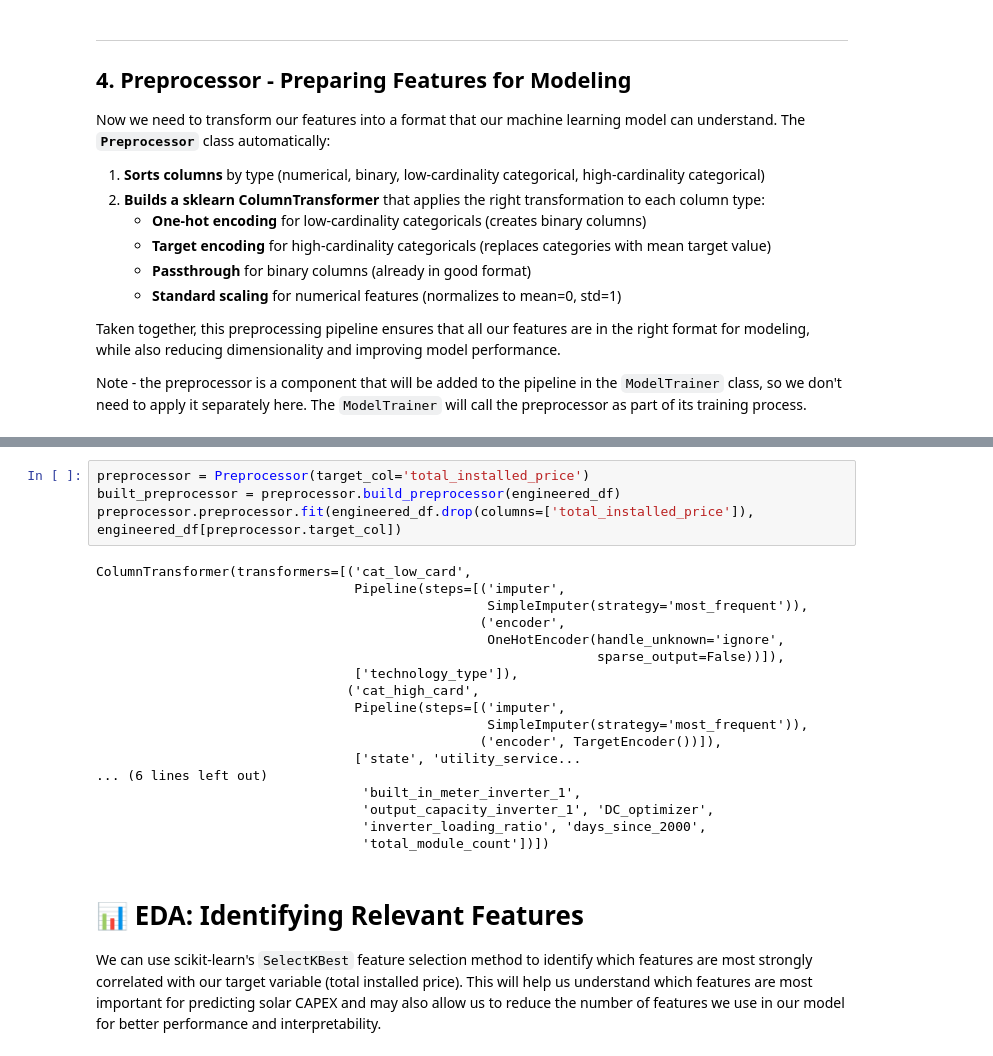
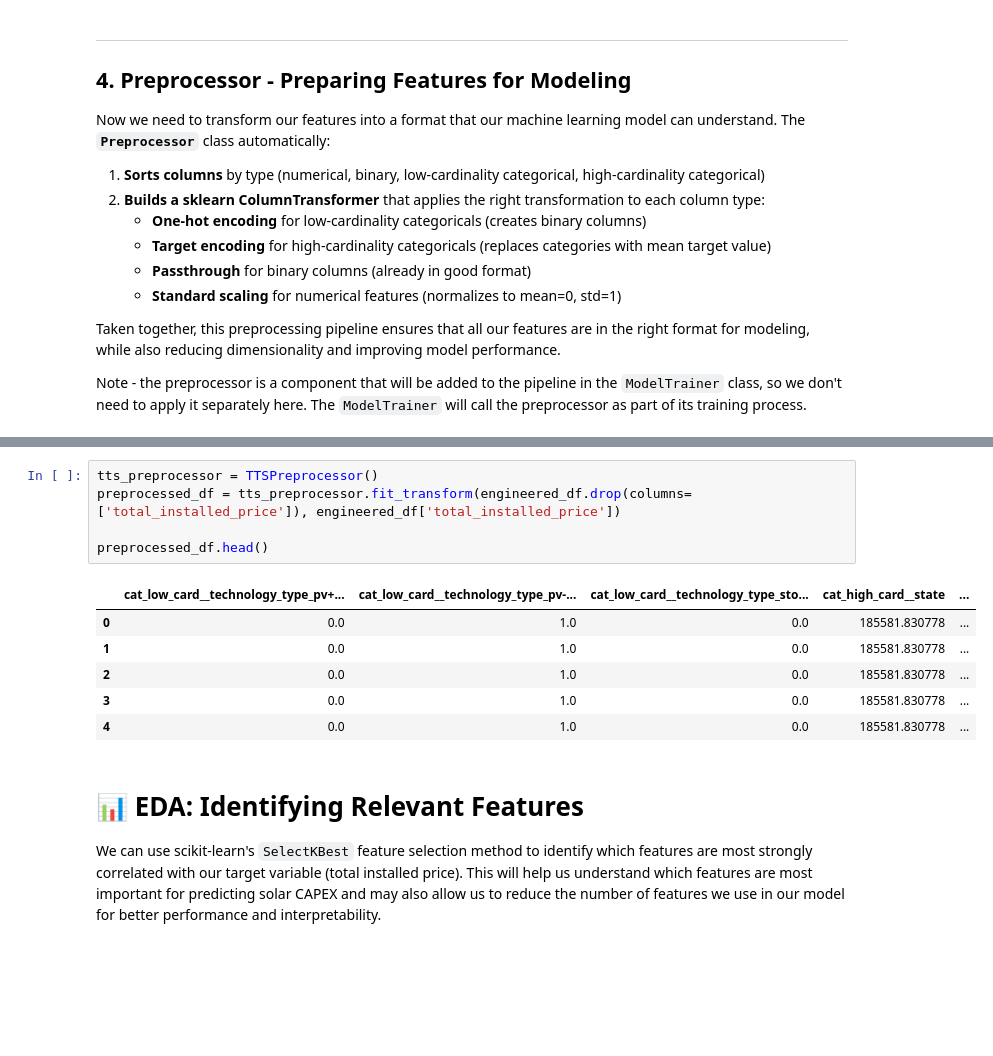
Before and after one commit to cwhitz/solar-capex-estimator, a Jupyter notebook: notebooks/Model_Development.ipynb, the cells around one changed output, grey strips where cells are left out. Saved outputs shown, nothing was run; the diff lists cells and outputs as text; blank space fills up the shorter version.

```diff
--- a/notebooks/Model_Development.ipynb
+++ b/notebooks/Model_Development.ipynb
@@ -838,25 +835,15 @@ class Preprocessor():
 # %%
-preprocessor = Preprocessor(target_col='total_installed_price')
-built_preprocessor = preprocessor.build_preprocessor(engineered_df)
-preprocessor.preprocessor.fit(engineered_df.drop(columns=['total_installed_price']), engineered_df[preprocessor.target_col])
+tts_preprocessor = TTSPreprocessor()
+preprocessed_df = tts_preprocessor.fit_transform(engineered_df.drop(columns=['total_installed_price']), engineered_df['total_installed_price'])
+
+preprocessed_df.head()
 # %% [output]
-ColumnTransformer(transformers=[('cat_low_card',
-                                 Pipeline(steps=[('imputer',
-                                                  SimpleImputer(strategy='most_frequent')),
-                                                 ('encoder',
-                                                  OneHotEncoder(handle_unknown='ignore',
-                                                                sparse_output=False))]),
-                                 ['technology_type']),
-                                ('cat_high_card',
-                                 Pipeline(steps=[('imputer',
-                                                  SimpleImputer(strategy='most_frequent')),
-                                                 ('encoder', TargetEncoder())]),
-                                 ['state', 'utility_service...
-... (6 lines left out)
-                                  'built_in_meter_inverter_1',
-                                  'output_capacity_inverter_1', 'DC_optimizer',
-                                  'inverter_loading_ratio', 'days_since_2000',
-                                  'total_module_count'])])
+|  | cat_low_card__technology_type_pv+... | cat_low_card__technology_type_pv-... | cat_low_card__technology_type_sto... | cat_high_card__state | ... |
+| 0 | 0.0 | 1.0 | 0.0 | 185581.830778 | ... |
+| 1 | 0.0 | 1.0 | 0.0 | 185581.830778 | ... |
+| 2 | 0.0 | 1.0 | 0.0 | 185581.830778 | ... |
+| 3 | 0.0 | 1.0 | 0.0 | 185581.830778 | ... |
+| 4 | 0.0 | 1.0 | 0.0 | 185581.830778 | ... |
 # %% [markdown]
 # 📊 EDA: Identifying Relevant Features
 
```
Also changed, not shown: parts of 12 cells of this notebook, 5 other files.
